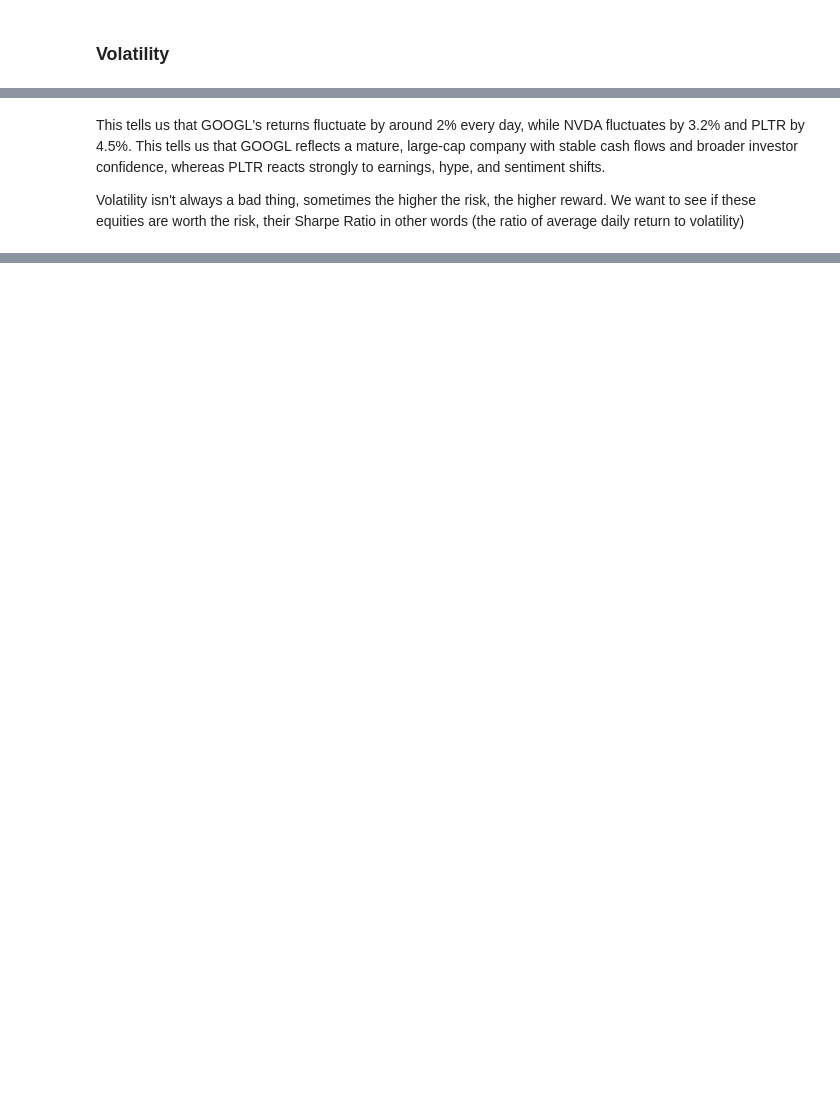
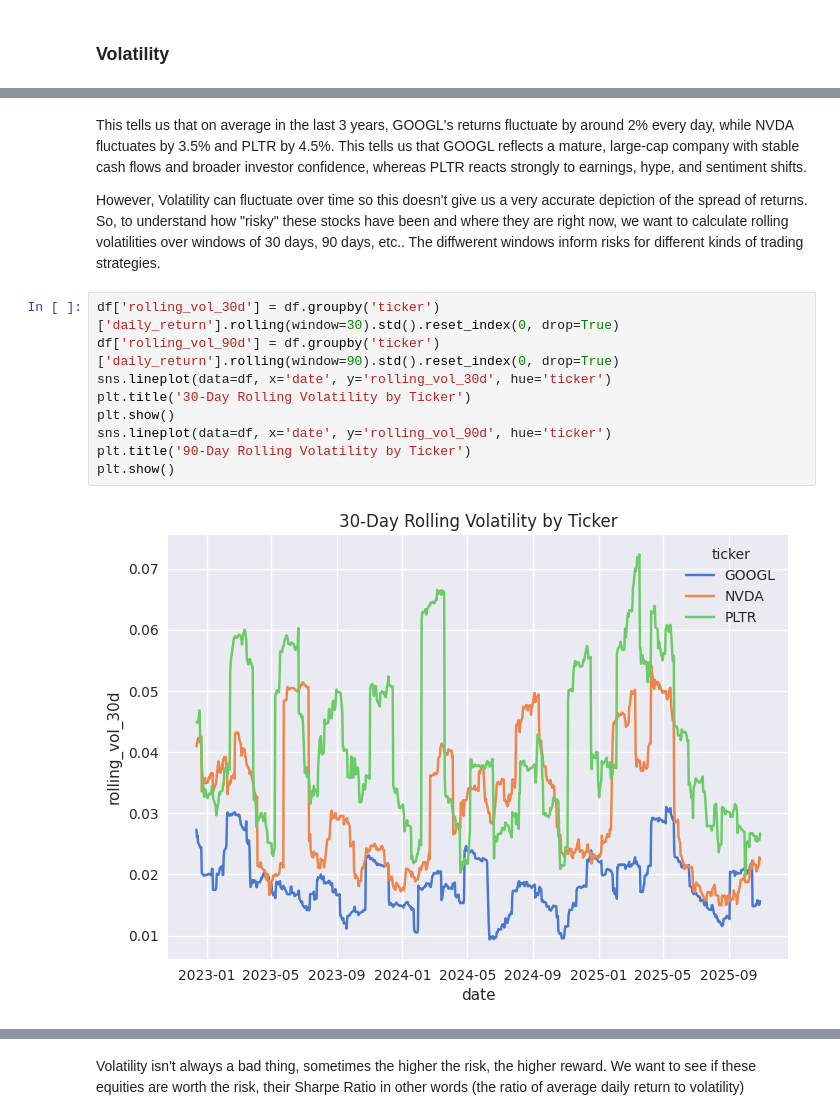
Before and after one commit to jasonho318/finance-analytics-project, a Jupyter notebook: eda.ipynb, the cells around one changed output, grey strips where cells are left out. Drawn from its saved outputs; the diff is of its cells as text; blank space fills up the shorter version.

```diff
--- a/eda.ipynb
+++ b/eda.ipynb
@@ -225,4 +227,15 @@ plt.show()
 # %% [markdown]
-This tells us that GOOGL's returns fluctuate by around 2% every day, while NVDA fluctuates by 3.2% and PLTR by 4.5%. This tells us that GOOGL reflects a mature, large-cap company with stable cash flows and broader investor confidence, whereas PLTR reacts strongly to earnings, hype, and sentiment shifts.
+This tells us that on average in the last 3 years, GOOGL's returns fluctuate by around 2% every day, while NVDA fluctuates by 3.5% and PLTR by 4.5%. This tells us that GOOGL reflects a mature, large-cap company with stable cash flows and broader investor confidence, whereas PLTR reacts strongly to earnings, hype, and sentiment shifts.
 
-Volatility isn't always a bad thing, sometimes the higher the risk, the higher reward. We want to see if these equities are worth the risk, their Sharpe Ratio in other words (the ratio of average daily return to volatility)
+However, Volatility can fluctuate over time so this doesn't give us a very accurate depiction of the spread of returns. So, to understand how "risky" these stocks have been and where they are right now, we want to calculate rolling volatilities over windows of 30 days, 90 days, etc.. The diffwerent windows inform risks for different kinds of trading strategies.
+# %%
+df['rolling_vol_30d'] = df.groupby('ticker')['daily_return'].rolling(window=30).std().reset_index(0, drop=True)
+df['rolling_vol_90d'] = df.groupby('ticker')['daily_return'].rolling(window=90).std().reset_index(0, drop=True)
+sns.lineplot(data=df, x='date', y='rolling_vol_30d', hue='ticker')
+plt.title('30-Day Rolling Volatility by Ticker')
+plt.show()
+sns.lineplot(data=df, x='date', y='rolling_vol_90d', hue='ticker')
+plt.title('90-Day Rolling Volatility by Ticker')
+plt.show()
+# %% [output]
+[figure, added]
@@ -228,0 +243,2 @@ Volatility isn't always a bad thing, sometimes the higher the risk, the higher r
+# %% [markdown]
+Volatility isn't always a bad thing, sometimes the higher the risk, the higher reward. We want to see if these equities are worth the risk, their Sharpe Ratio in other words (the ratio of average daily return to volatility)
```
Also changed, not shown: parts of 12 cells of this notebook, 7 other files.
